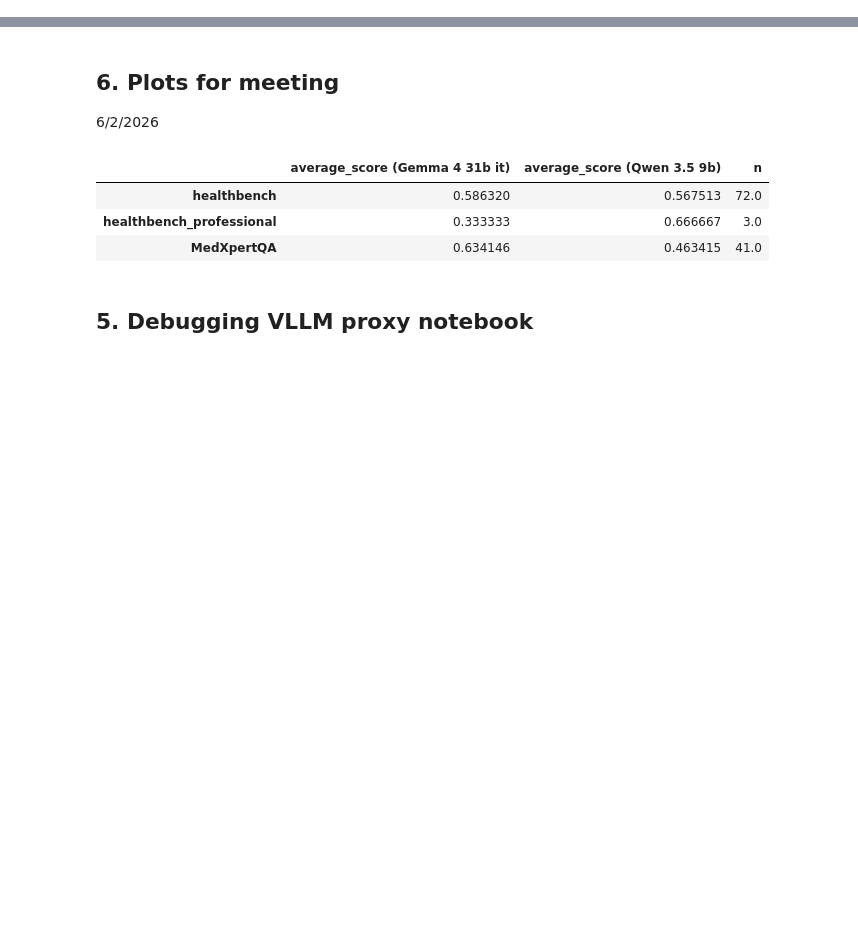
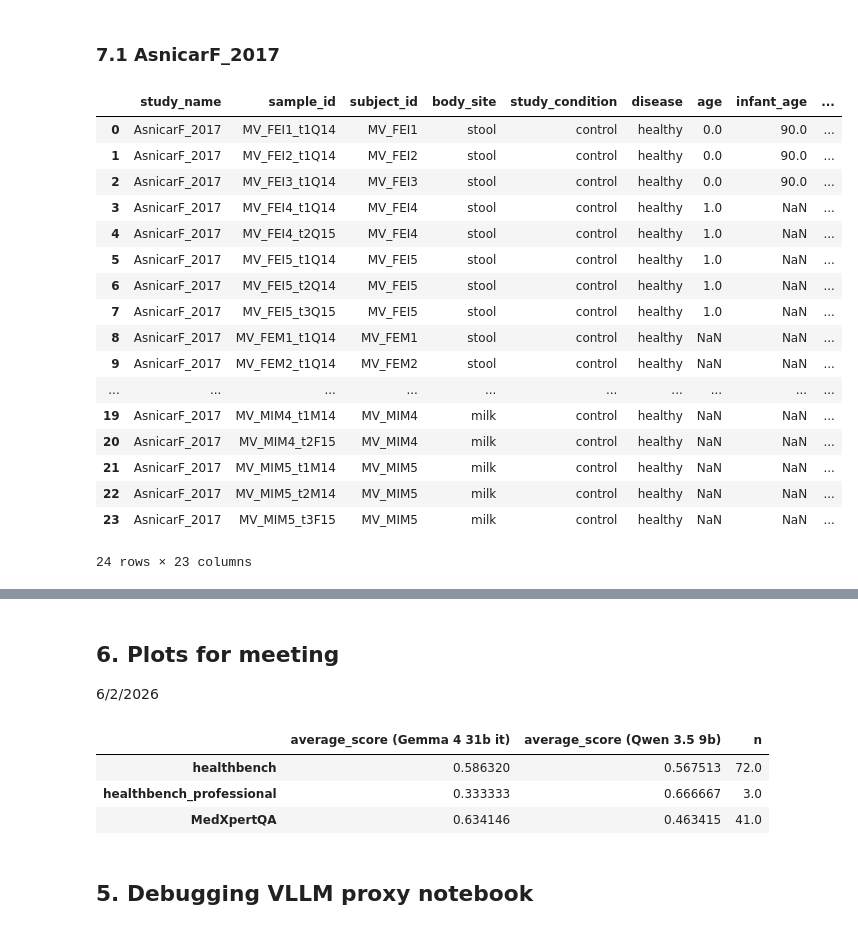
Before and after one commit to bnewm0609/microbiome_eval, a Jupyter notebook: notebooks/Exploration 1.ipynb, the cells around one changed output, grey strips where cells are left out. Cells and saved outputs as stored; diff of their text form; code cells hidden in the pictures; blank space fills up the shorter version.

```diff
--- a/notebooks/Exploration 1.ipynb
+++ b/notebooks/Exploration 1.ipynb
@@ -0,0 +254,23 @@
+# %% [markdown]
+### 7.1 AsnicarF_2017
+# %%
+cmda_metadata.query("study_name == 'AsnicarF_2017'").dropna(axis=1, how='all')#.to_markdown())
+# %% [output]
+|  | study_name | sample_id | subject_id | body_site | study_condition | disease | age | infant_age | ... |
+| 0 | AsnicarF_2017 | MV_FEI1_t1Q14 | MV_FEI1 | stool | control | healthy | 0.0 | 90.0 | ... |
+| 1 | AsnicarF_2017 | MV_FEI2_t1Q14 | MV_FEI2 | stool | control | healthy | 0.0 | 90.0 | ... |
+| 2 | AsnicarF_2017 | MV_FEI3_t1Q14 | MV_FEI3 | stool | control | healthy | 0.0 | 90.0 | ... |
+| 3 | AsnicarF_2017 | MV_FEI4_t1Q14 | MV_FEI4 | stool | control | healthy | 1.0 | NaN | ... |
+| 4 | AsnicarF_2017 | MV_FEI4_t2Q15 | MV_FEI4 | stool | control | healthy | 1.0 | NaN | ... |
+| 5 | AsnicarF_2017 | MV_FEI5_t1Q14 | MV_FEI5 | stool | control | healthy | 1.0 | NaN | ... |
+| 6 | AsnicarF_2017 | MV_FEI5_t2Q14 | MV_FEI5 | stool | control | healthy | 1.0 | NaN | ... |
+| 7 | AsnicarF_2017 | MV_FEI5_t3Q15 | MV_FEI5 | stool | control | healthy | 1.0 | NaN | ... |
+| 8 | AsnicarF_2017 | MV_FEM1_t1Q14 | MV_FEM1 | stool | control | healthy | NaN | NaN | ... |
+| 9 | AsnicarF_2017 | MV_FEM2_t1Q14 | MV_FEM2 | stool | control | healthy | NaN | NaN | ... |
+| ... | ... | ... | ... | ... | ... | ... | ... | ... | ... |
+| 19 | AsnicarF_2017 | MV_MIM4_t1M14 | MV_MIM4 | milk | control | healthy | NaN | NaN | ... |
+| 20 | AsnicarF_2017 | MV_MIM4_t2F15 | MV_MIM4 | milk | control | healthy | NaN | NaN | ... |
+| 21 | AsnicarF_2017 | MV_MIM5_t1M14 | MV_MIM5 | milk | control | healthy | NaN | NaN | ... |
+| 22 | AsnicarF_2017 | MV_MIM5_t2M14 | MV_MIM5 | milk | control | healthy | NaN | NaN | ... |
+| 23 | AsnicarF_2017 | MV_MIM5_t3F15 | MV_MIM5 | milk | control | healthy | NaN | NaN | ... |
+24 rows × 23 columns
```
Also changed, not shown: parts of 51 cells of this notebook.
